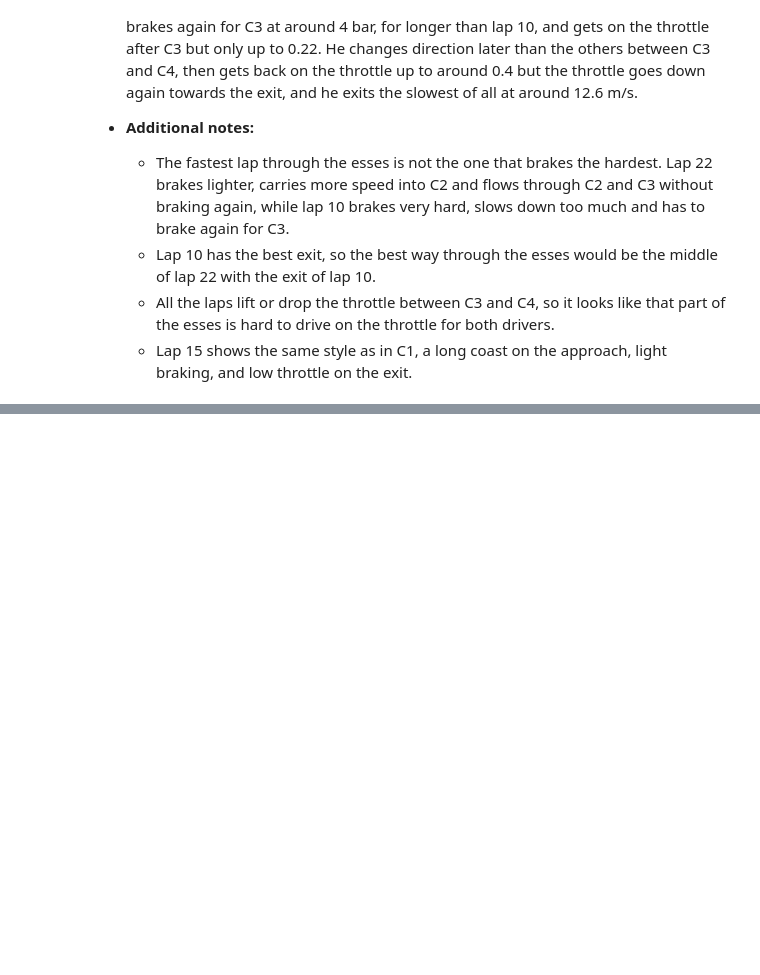
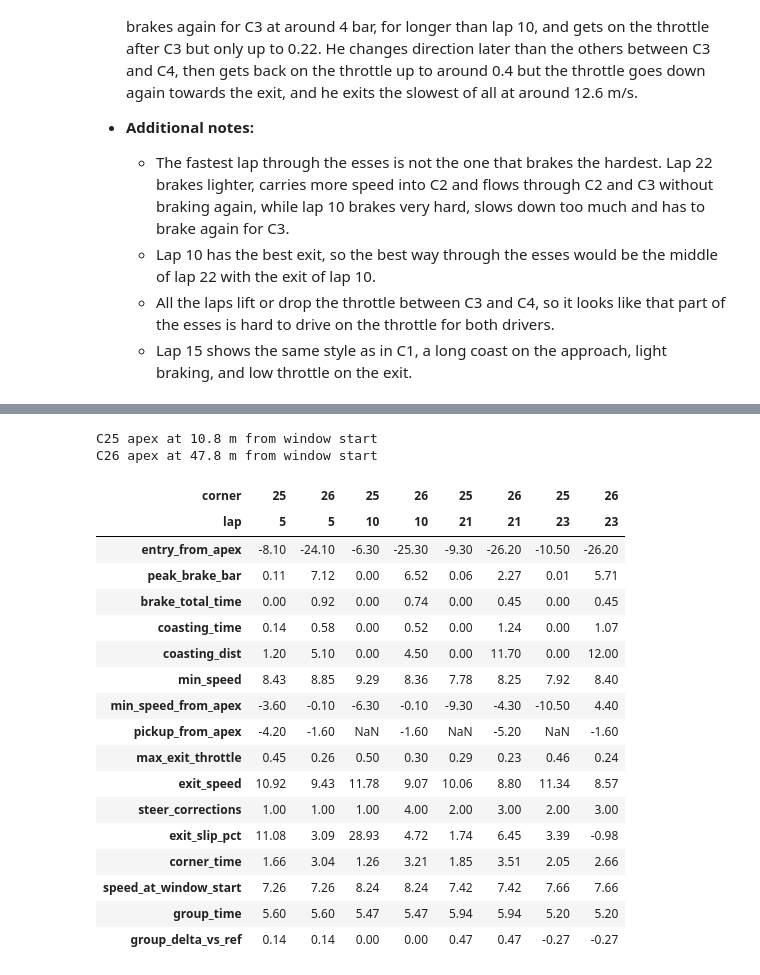
Before and after one commit to manelbenabid/recruiting-sw-telemetry, a Jupyter notebook: notebooks/09_corner_study.ipynb, the cells around one changed output, grey strips where cells are left out. Drawn from its saved outputs; the diff is of its cells as text; code cells hidden in the pictures; blank space fills up the shorter version.

Commit message:
analysis for the rest of the corner groups + recommendations

```diff
--- a/notebooks/09_corner_study.ipynb
+++ b/notebooks/09_corner_study.ipynb
@@ -253,0 +364,23 @@ C5 apex at 69.1 m from window start
+# %%
+group_metrics("snail")
+# %% [output]
+C25 apex at 10.8 m from window start
+C26 apex at 47.8 m from window start
+| corner | 25 | 26 | 25 | 26 | 25 | 26 | 25 | 26 |
+| lap | 5 | 5 | 10 | 10 | 21 | 21 | 23 | 23 |
+| entry_from_apex | -8.10 | -24.10 | -6.30 | -25.30 | -9.30 | -26.20 | -10.50 | -26.20 |
+| peak_brake_bar | 0.11 | 7.12 | 0.00 | 6.52 | 0.06 | 2.27 | 0.01 | 5.71 |
+| brake_total_time | 0.00 | 0.92 | 0.00 | 0.74 | 0.00 | 0.45 | 0.00 | 0.45 |
+| coasting_time | 0.14 | 0.58 | 0.00 | 0.52 | 0.00 | 1.24 | 0.00 | 1.07 |
+| coasting_dist | 1.20 | 5.10 | 0.00 | 4.50 | 0.00 | 11.70 | 0.00 | 12.00 |
+| min_speed | 8.43 | 8.85 | 9.29 | 8.36 | 7.78 | 8.25 | 7.92 | 8.40 |
+| min_speed_from_apex | -3.60 | -0.10 | -6.30 | -0.10 | -9.30 | -4.30 | -10.50 | 4.40 |
+| pickup_from_apex | -4.20 | -1.60 | NaN | -1.60 | NaN | -5.20 | NaN | -1.60 |
+| max_exit_throttle | 0.45 | 0.26 | 0.50 | 0.30 | 0.29 | 0.23 | 0.46 | 0.24 |
+| exit_speed | 10.92 | 9.43 | 11.78 | 9.07 | 10.06 | 8.80 | 11.34 | 8.57 |
+| steer_corrections | 1.00 | 1.00 | 1.00 | 4.00 | 2.00 | 3.00 | 2.00 | 3.00 |
+| exit_slip_pct | 11.08 | 3.09 | 28.93 | 4.72 | 1.74 | 6.45 | 3.39 | -0.98 |
+| corner_time | 1.66 | 3.04 | 1.26 | 3.21 | 1.85 | 3.51 | 2.05 | 2.66 |
+| speed_at_window_start | 7.26 | 7.26 | 8.24 | 8.24 | 7.42 | 7.42 | 7.66 | 7.66 |
+| group_time | 5.60 | 5.60 | 5.47 | 5.47 | 5.94 | 5.94 | 5.20 | 5.20 |
+| group_delta_vs_ref | 0.14 | 0.14 | 0.00 | 0.00 | 0.47 | 0.47 | -0.27 | -0.27 |
```
Also changed, not shown: parts of 22 cells of this notebook.
